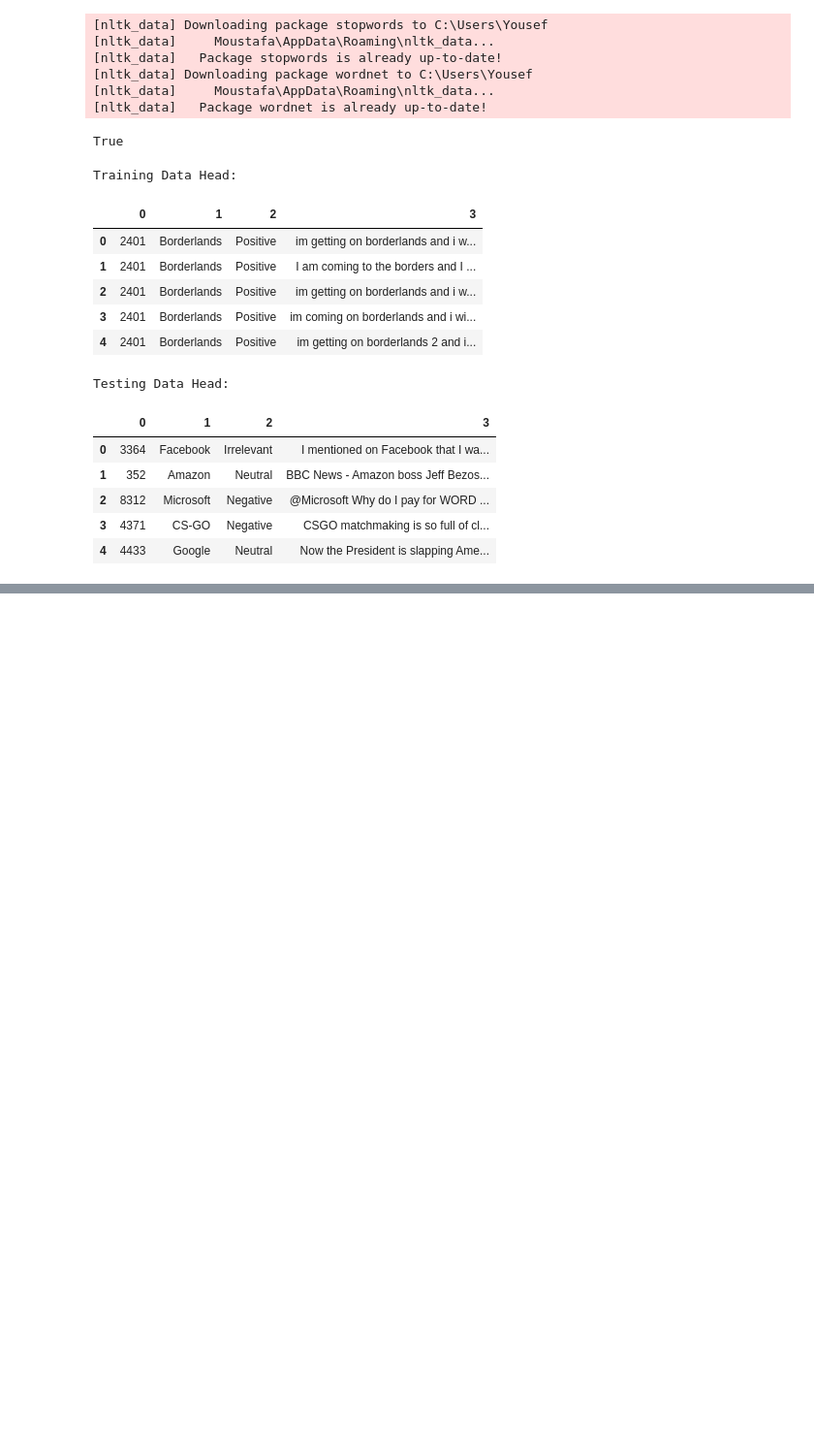
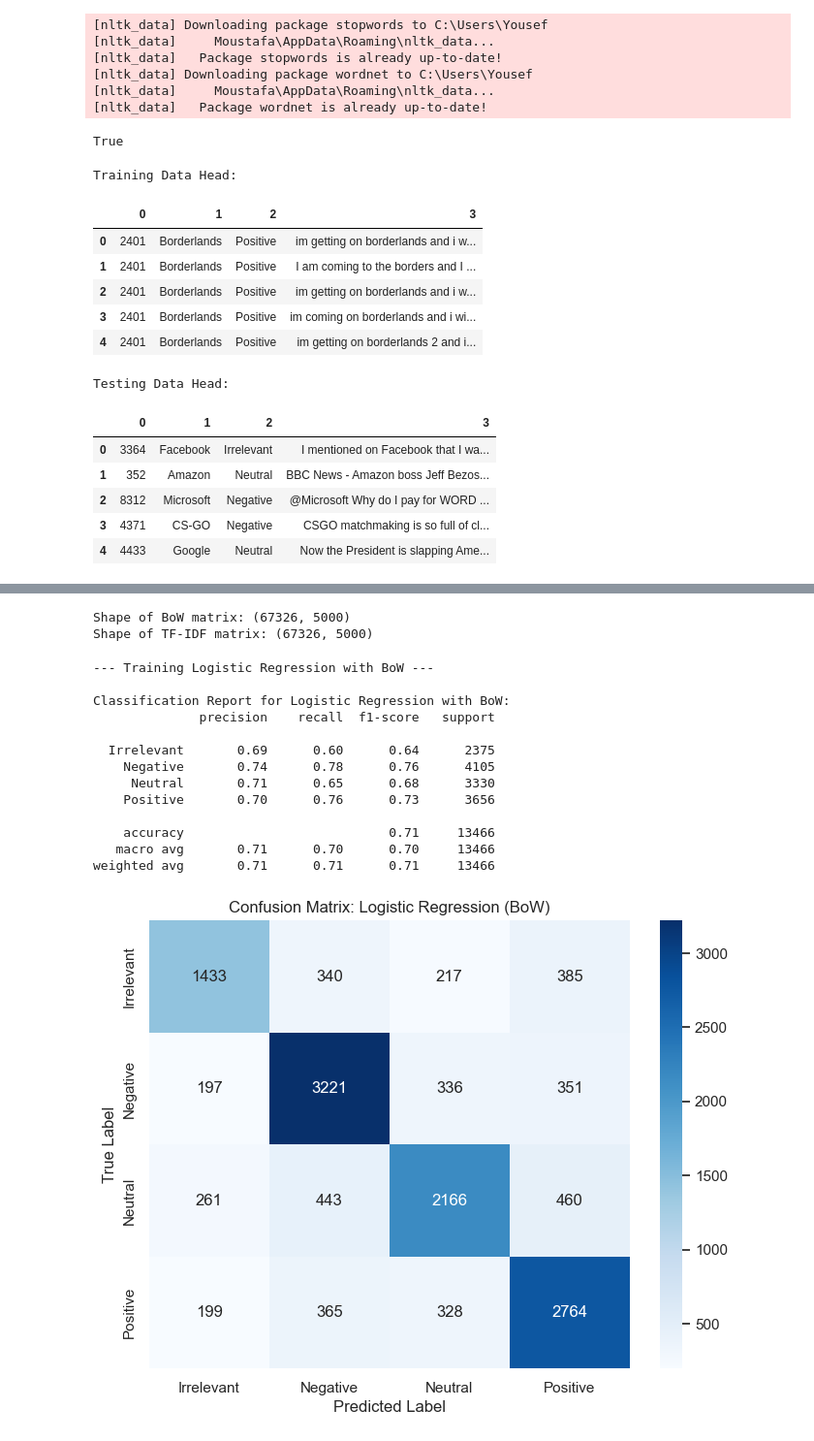
Before and after one commit to YousefM1911/DEPI, a Jupyter notebook: tweets_Dataset.ipynb, the cells around one changed output, grey strips where cells are left out. Shown at 97% size. Saved outputs shown, nothing was run; the diff lists cells and outputs as text; code cells hidden in the pictures; blank space fills up the shorter version.

```diff
--- a/tweets_Dataset.ipynb
+++ b/tweets_Dataset.ipynb
@@ -72,0 +222,77 @@ Testing Data Head:
+# %%
+# Define features (X) and target (y)
+# Use the detected text column for X and the label column (column 2) for y
+X = train_df[TEXT_COLUMN_NAME].astype(str)
+y = train_df[2].astype(str)
+
+# --- Bag-of-Words (BoW) Vectorization ---
+bow_vectorizer = CountVectorizer(max_features=5000) # Limit to the top 5000 words
+X_bow = bow_vectorizer.fit_transform(X)
+
+# --- TF-IDF Vectorization ---
+tfidf_vectorizer = TfidfVectorizer(max_features=5000) # Limit to the top 5000 words
+X_tfidf = tfidf_vectorizer.fit_transform(X)
+
+print(f"Shape of BoW matrix: {X_bow.shape}")
+print(f"Shape of TF-IDF matrix: {X_tfidf.shape}")
+# %% [output]
+Shape of BoW matrix: (67326, 5000)
+Shape of TF-IDF matrix: (67326, 5000)
+# %%
+# Function to train and evaluate a model
+def train_and_evaluate(model, X_train, y_train, X_test, y_test, model_name, vectorizer_name):
+    print(f"--- Training {model_name} with {vectorizer_name} ---")
+    model.fit(X_train, y_train)
+    y_pred = model.predict(X_test)
+
+    print(f"\nClassification Report for {model_name} with {vectorizer_name}:")
+    print(classification_report(y_test, y_pred))
+
+    # Plot confusion matrix
+    cm = confusion_matrix(y_test, y_pred)
+    plt.figure(figsize=(8, 6))
+    sns.heatmap(cm, annot=True, fmt='d', cmap='Blues',
+                xticklabels=['Irrelevant', 'Negative', 'Neutral', 'Positive'],
+                yticklabels=['Irrelevant', 'Negative', 'Neutral', 'Positive'])
+    plt.title(f'Confusion Matrix: {model_name} ({vectorizer_name})')
+    plt.xlabel('Predicted Label')
+    plt.ylabel('True Label')
+    plt.show()
+
+    return model
+
+# --- Split data for BoW ---
+X_train_bow, X_test_bow, y_train, y_test = train_test_split(X_bow, y, test_size=0.2, random_state=42, stratify=y)
+
+# --- Split data for TF-IDF ---
+X_train_tfidf, X_test_tfidf, _, _ = train_test_split(X_tfidf, y, test_size=0.2, random_state=42, stratify=y)
+
+# --- Initialize Models ---
+lr_model = LogisticRegression(max_iter=1000, random_state=42)
+nb_model = MultinomialNB()
+svm_model = LinearSVC(random_state=42)
+
+# --- Train and Evaluate with BoW ---
+lr_bow = train_and_evaluate(lr_model, X_train_bow, y_train, X_test_bow, y_test, "Logistic Regression", "BoW")
+nb_bow = train_and_evaluate(nb_model, X_train_bow, y_train, X_test_bow, y_test, "Naive Bayes", "BoW")
+svm_bow = train_and_evaluate(svm_model, X_train_bow, y_train, X_test_bow, y_test, "Linear SVM", "BoW")
+
+# --- Train and Evaluate with TF-IDF ---
+lr_tfidf = train_and_evaluate(lr_model, X_train_tfidf, y_train, X_test_tfidf, y_test, "Logistic Regression", "TF-IDF")
+svm_tfidf = train_and_evaluate(svm_model, X_train_tfidf, y_train, X_test_tfidf, y_test, "Linear SVM", "TF-IDF")
+# Note: Naive Bayes is typically used with counts (BoW), so we'll skip it for TF-IDF for brevity.
+# %% [output]
+--- Training Logistic Regression with BoW ---
+
+Classification Report for Logistic Regression with BoW:
+              precision    recall  f1-score   support
+
+  Irrelevant       0.69      0.60      0.64      2375
+    Negative       0.74      0.78      0.76      4105
+     Neutral       0.71      0.65      0.68      3330
+    Positive       0.70      0.76      0.73      3656
+
+    accuracy                           0.71     13466
+   macro avg       0.71      0.70      0.70     13466
+weighted avg       0.71      0.71      0.71     13466
+[figure, added]
```
Also changed, not shown: parts of 3 cells of this notebook, 4 other files.
